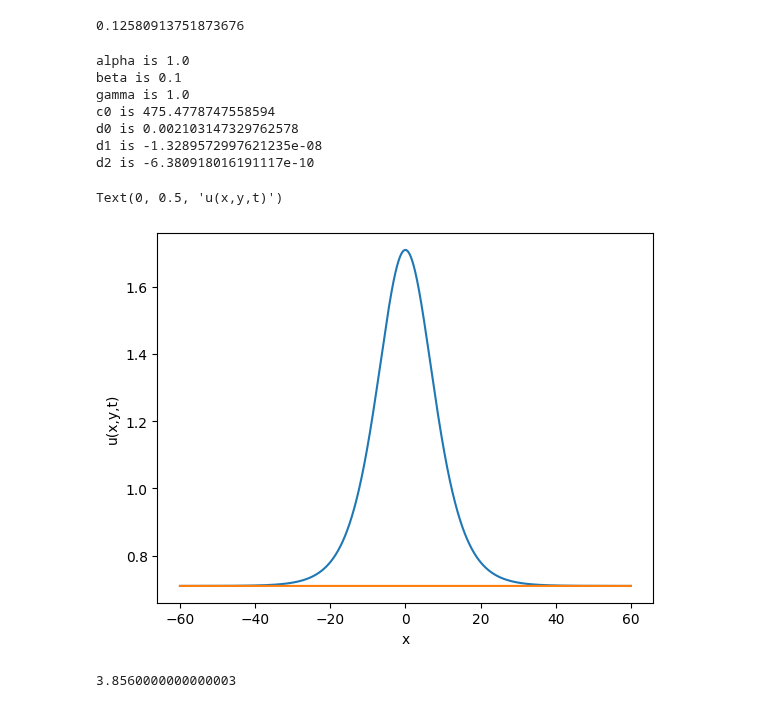
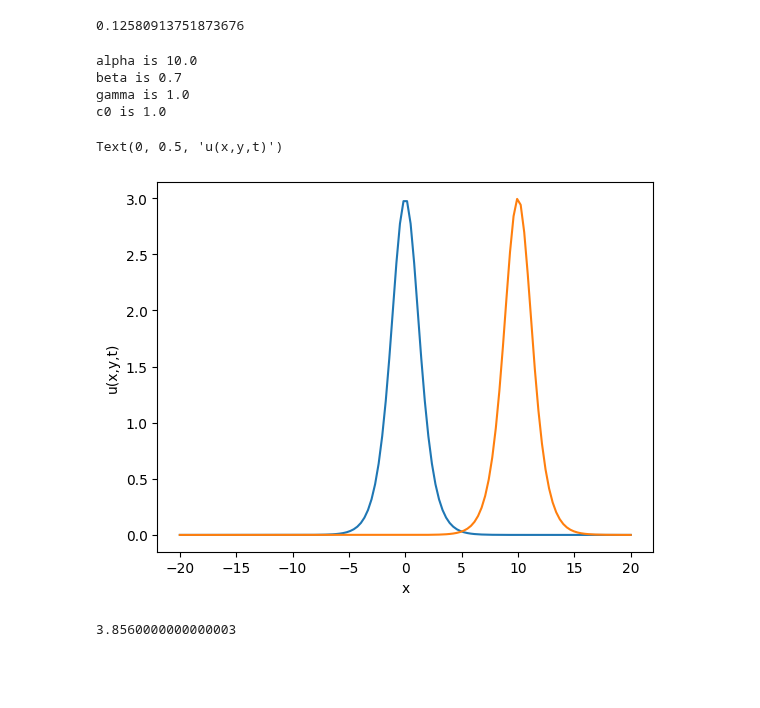
Before and after one commit to naiaseh/Trunk, a Jupyter notebook: PinnNew/KdVB.ipynb, the cells around one changed output. Cells and saved outputs as stored; diff of their text form; code cells hidden in the pictures; blank space fills up the shorter version.

```diff
--- a/PinnNew/KdVB.ipynb
+++ b/PinnNew/KdVB.ipynb
@@ -105,32 +105,36 @@ time = 1000.
 # %% [output]
 0.12580913751873676
 # %%
-
-E = 4e+6
-h = 0.127
-R = 1.07
+alpha = 10.
+beta = 0.7
+gamma = 1.
+c0 = 1.
+phi = 0.
 
 
-rho = 1.05
-rhow= 1.06
-c0 = tf.sqrt(E*h/(2*rho*R))
-d0 = 1./c0
-d1 = -(1+1./2)*1/(rho*c0**3) #gamma
-d2 = -rhow*h*R/(2*rho*c0**3) #beta
+# E = 4e+6
+# h = 0.127
+# R = 1.07
 
-phi = 80.
-alpha = 1.
-beta = 0.1
-gamma = 1.
+
+# rho = 1.05
+# rhow= 1.06
+# c0 = tf.sqrt(E*h/(2*rho*R))
+# d0 = 1./c0
+# d1 = -(1+1./2)*1/(rho*c0**3) #gamma
+# d2 = -rhow*h*R/(2*rho*c0**3) #beta
+
+# phi = 80.
+# alpha = 1.
+# beta = 0.1
+# gamma = 1.
 
 
 print('alpha is {}'.format(alpha))
 print('beta is {}'.format(beta))
 print('gamma is {}'.format(gamma))
 print('c0 is {}'.format(c0))
-print('d0 is {}'.format(d0))
-print('d1 is {}'.format(d1))
-print('d2 is {}'.format(d2))
+
 
 # def phi_function(tx):
 #     S1 = -0.9
@@ -152,14 +156,23 @@ print('d2 is {}'.format(d2))
 #     u = tf.where(tf.math.is_nan(u), 0., u)
 #     return u
 
-k = alpha/(10*beta)
-c= 6./25. * alpha**2 / (beta*gamma)
+# k = alpha/(10*beta)
+# c= 6./25. * alpha**2 / (beta*gamma)
+# def phi_function(tx):
+#     offset =  0.
+#     ksi = tx[:, 1:2]-c*tx[:,0:1]+offset
+#     u = 3/25 * (alpha**2)/(beta*gamma) * (1/tf.cosh(k*ksi)**2 - 2*tf.tanh(k*ksi) + 2)
+#     u = tf.where(tf.math.is_nan(u), 0., u)
+#     u = tf.where(tf.math.is_inf(u), 0., u)
+#     return u
+
 def phi_function(tx):
     offset =  0.
-    ksi = tx[:, 1:2]-c*tx[:,0:1]+offset
-    u = 3/25 * (alpha**2)/(beta*gamma) * (1/tf.cosh(k*ksi)**2 - 2*tf.tanh(k*ksi) + 2)
-    # u = tf.where(tf.math.is_nan(u), 0., u)
-    # u = tf.where(tf.math.is_inf(u), 0., u)
+    ksi = tx[:, 1:2]-c0*tx[:,0:1]+offset
+    ampl = 3*c0/gamma
+    multiplier = c0/(beta*4)
+    u = ampl / tf.cosh(np.sqrt(multiplier)*ksi)**2
+    u = tf.where(tf.math.is_nan(u), 0., u)
     return u
 
 def boundary_function(tx):
@@ -167,18 +180,15 @@ def boundary_function(tx):
 
 # x_start = 0
 # length = 8*np.pi
-x_start =  -5. #-10
-length = 5.#10
+x_start =  -20. #-10
+length = 20.#10
 t0 = 0.
-time = 3.
+time = 10.
 # %% [output]
-alpha is 1.0
-beta is 0.1
+alpha is 10.0
+beta is 0.7
 gamma is 1.0
-c0 is 475.4778747558594
-d0 is 0.002103147329762578
-d1 is -1.3289572997621235e-08
-d2 is -6.380918016191117e-10
+c0 is 1.0
 # %%
 phi = 0.
 alpha = 0.1
@@ -256,31 +266,31 @@ t0 = 0.
 time = 10.
 # %%
 
-N = 10000
+N =  128
 TIME = 0.
 xt = np.linspace(x_start,length,N).T
 
 tt = np.zeros((N,1))
 xt = xt.reshape(-1,1)
 
 tt = tt.reshape(-1,1)
 txy2 = np.stack([np.full(tt.shape, TIME),  xt ], axis=1)
 txy3 = np.stack([np.full(tt.shape, time),  xt ], axis=1)
 u2 = phi_function(txy2)
 u2 = tf.reshape(u2, [xt.shape[0],xt.shape[1]])
 
 u3 = phi_function(txy3)
 u3 = tf.reshape(u3, [xt.shape[0],xt.shape[1]])
 plt.plot(xt, u2)
 plt.plot(xt, u3)
 
 # plt.xlim([0,20])
 plt.xlabel('x')
 plt.ylabel('u(x,y,t)')
 # plt.ylim([80,140])
 # %% [output]
 Text(0, 0.5, 'u(x,y,t)')
-[figure, old version]
+[figure, new version]
 # %%
 print(ampl)
 # %% [output]
```
Also changed, not shown: parts of 12 cells of this notebook.
